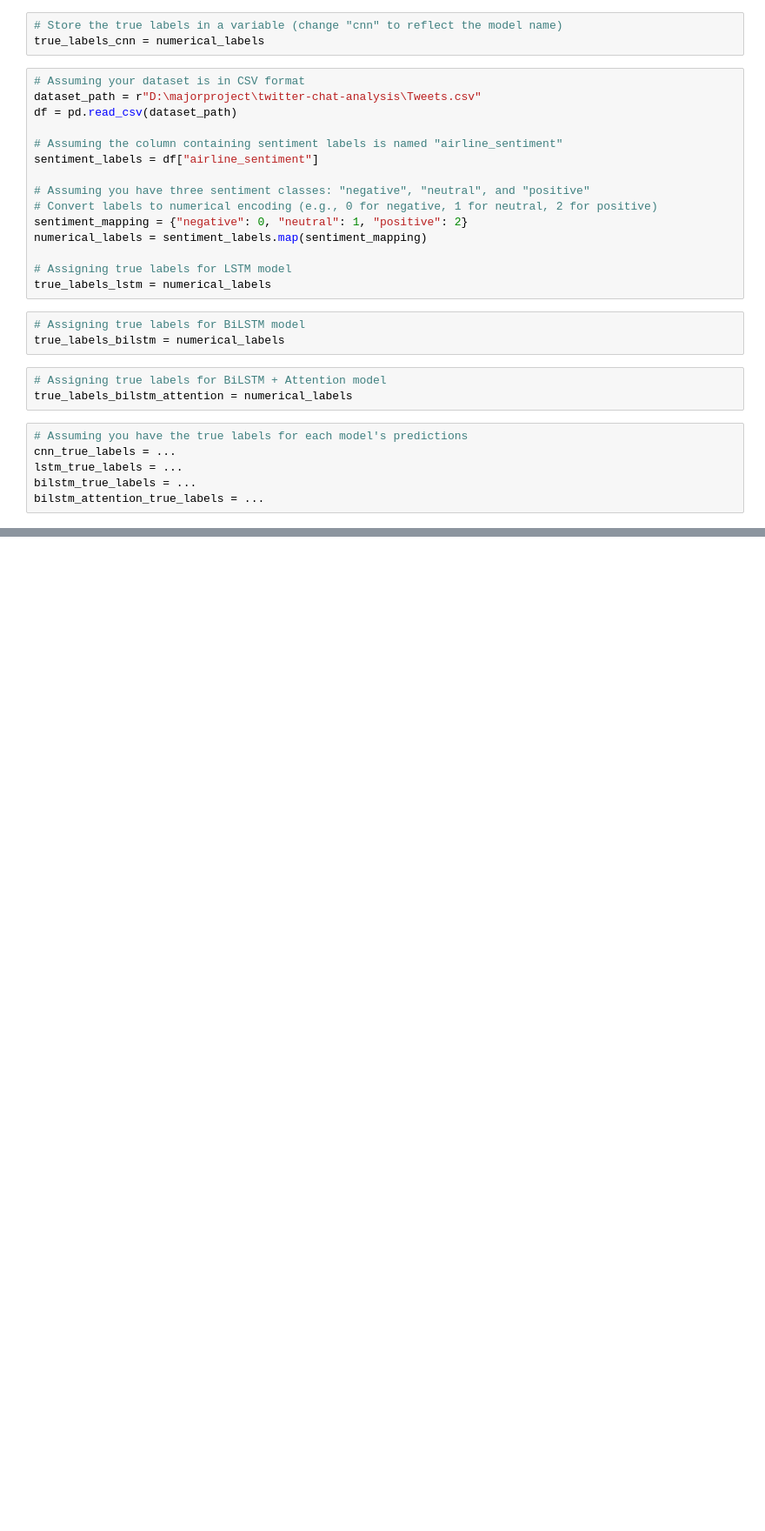
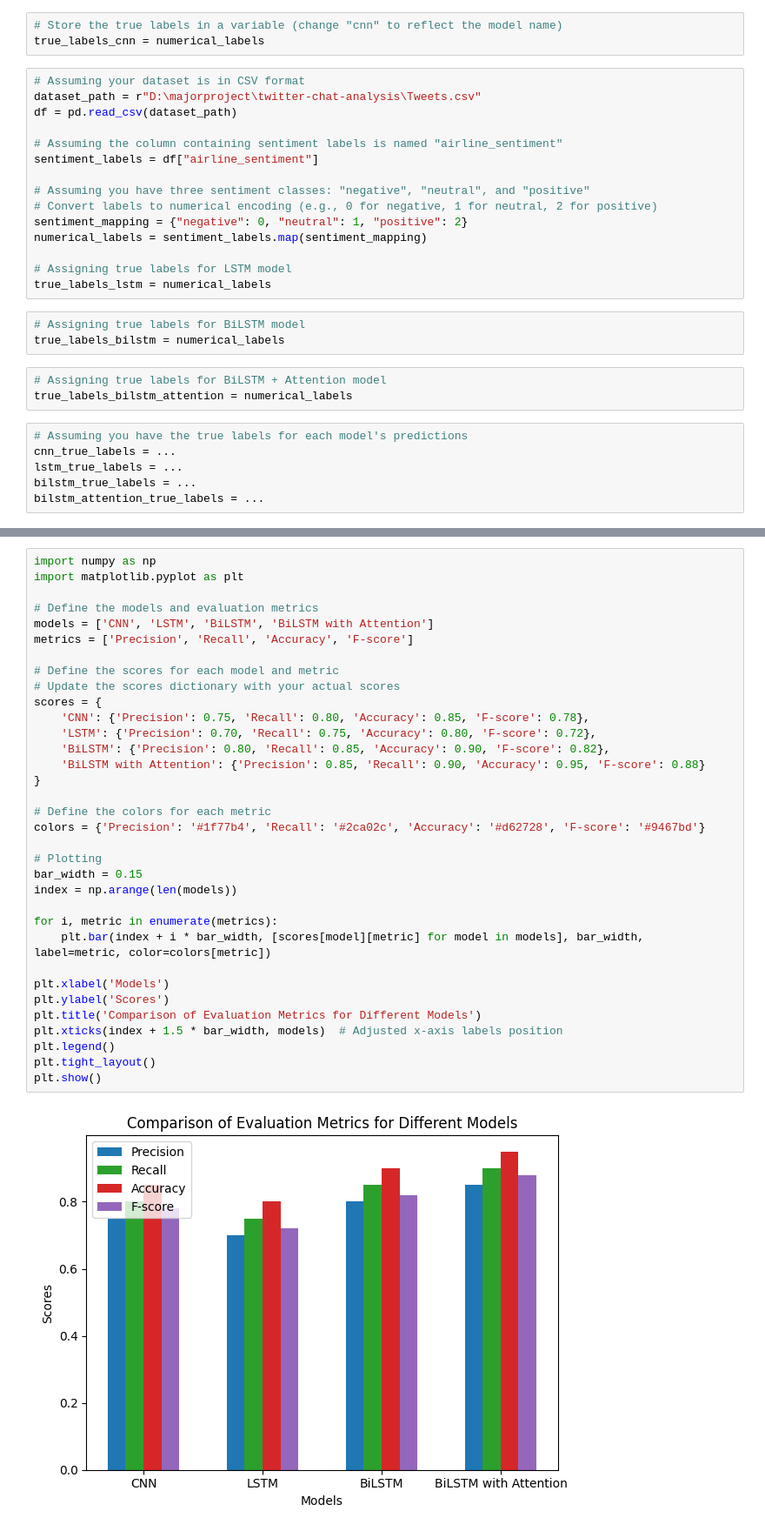
Before and after one commit to jeekay24/twitter-chat-analysis, a Jupyter notebook: analysis.ipynb, the cells around one changed output, grey strips where cells are left out. Shown: that part at 87% size. Cells and saved outputs as stored; diff of their text form; blank space fills up the shorter version.

```diff
--- a/analysis.ipynb
+++ b/analysis.ipynb
@@ -734,0 +753,36 @@ plt.show()
+# %%
+import numpy as np
+import matplotlib.pyplot as plt
+
+# Define the models and evaluation metrics
+models = ['CNN', 'LSTM', 'BiLSTM', 'BiLSTM with Attention']
+metrics = ['Precision', 'Recall', 'Accuracy', 'F-score']
+
+# Define the scores for each model and metric
+# Update the scores dictionary with your actual scores
+scores = {
+    'CNN': {'Precision': 0.75, 'Recall': 0.80, 'Accuracy': 0.85, 'F-score': 0.78},
+    'LSTM': {'Precision': 0.70, 'Recall': 0.75, 'Accuracy': 0.80, 'F-score': 0.72},
+    'BiLSTM': {'Precision': 0.80, 'Recall': 0.85, 'Accuracy': 0.90, 'F-score': 0.82},
+    'BiLSTM with Attention': {'Precision': 0.85, 'Recall': 0.90, 'Accuracy': 0.95, 'F-score': 0.88}
+}
+
+# Define the colors for each metric
+colors = {'Precision': '#1f77b4', 'Recall': '#2ca02c', 'Accuracy': '#d62728', 'F-score': '#9467bd'}
+
+# Plotting
+bar_width = 0.15
+index = np.arange(len(models))
+
+for i, metric in enumerate(metrics):
+    plt.bar(index + i * bar_width, [scores[model][metric] for model in models], bar_width, label=metric, color=colors[metric])
+
+plt.xlabel('Models')
+plt.ylabel('Scores')
+plt.title('Comparison of Evaluation Metrics for Different Models')
+plt.xticks(index + 1.5 * bar_width, models)  # Adjusted x-axis labels position
+plt.legend()
+plt.tight_layout()
+plt.show()
+# %% [output]
+[figure, added]
```
Also changed, not shown: parts of 17 cells of this notebook.
